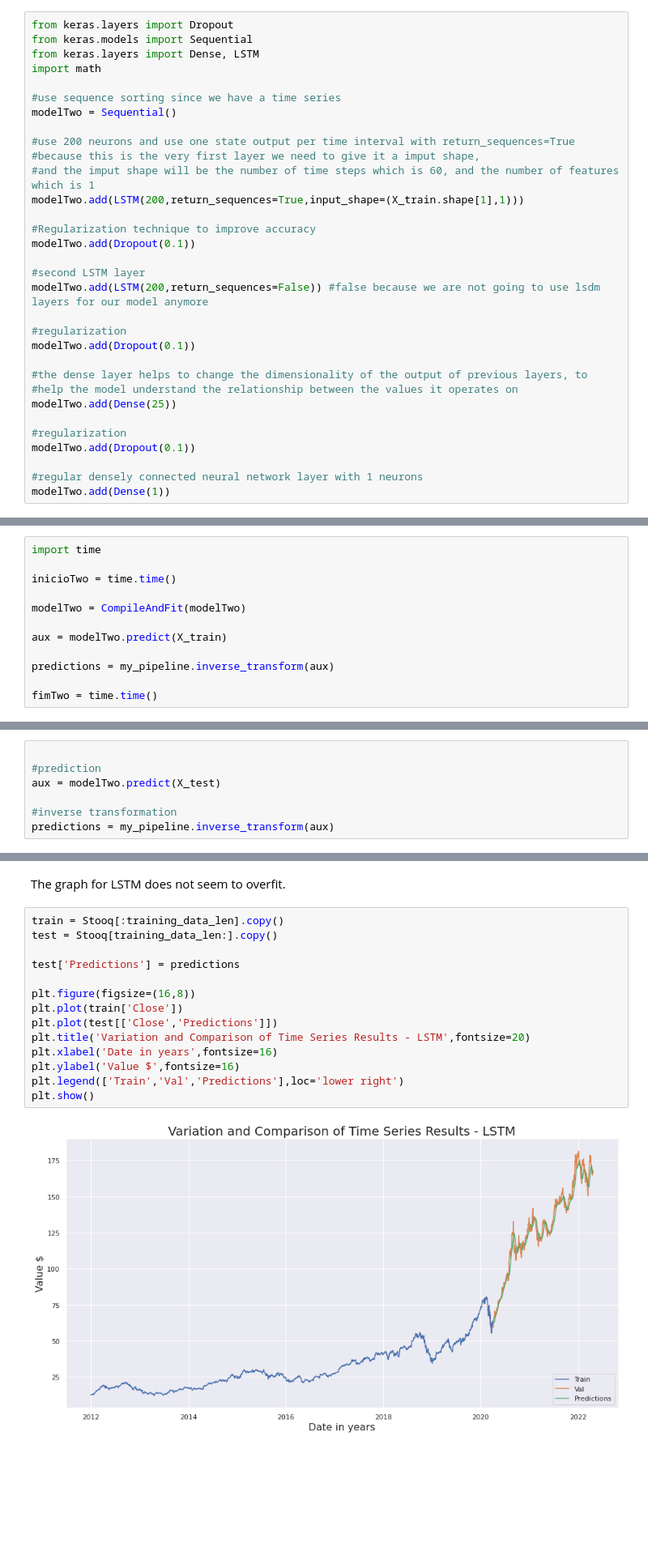
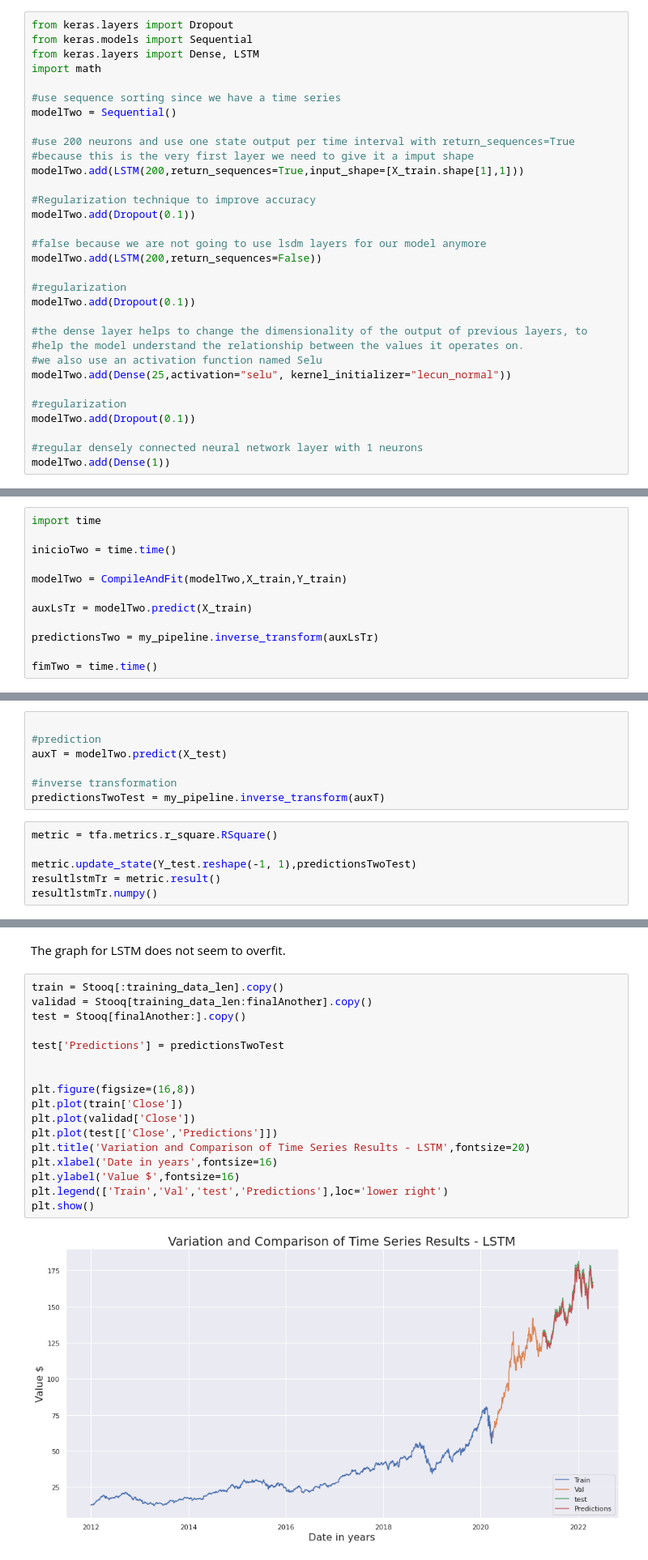
Before and after one commit to M-MSilva/Forecasting-and-analyzing-the-Financial-Market, a Jupyter notebook: jupyter notebook/Forecasting_and_analyzing_the_Financial_Market.ipynb, the cells around one changed output, grey strips where cells are left out. Shown at 81% size. Drawn from its saved outputs; the diff is of its cells as text; blank space fills up the shorter version.

```diff
--- a/jupyter notebook/Forecasting_and_analyzing_the_Financial_Market.ipynb
+++ b/jupyter notebook/Forecasting_and_analyzing_the_Financial_Market.ipynb
@@ -686,22 +757,22 @@ import math
 modelTwo = Sequential()
 
 #use 200 neurons and use one state output per time interval with return_sequences=True
-#because this is the very first layer we need to give it a imput shape,
-#and the imput shape will be the number of time steps which is 60, and the number of features which is 1
-modelTwo.add(LSTM(200,return_sequences=True,input_shape=(X_train.shape[1],1)))
+#because this is the very first layer we need to give it a imput shape
+modelTwo.add(LSTM(200,return_sequences=True,input_shape=[X_train.shape[1],1]))
 
 #Regularization technique to improve accuracy
 modelTwo.add(Dropout(0.1))
 
-#second LSTM layer
-modelTwo.add(LSTM(200,return_sequences=False)) #false because we are not going to use lsdm layers for our model anymore
+#false because we are not going to use lsdm layers for our model anymore
+modelTwo.add(LSTM(200,return_sequences=False))
 
 #regularization
 modelTwo.add(Dropout(0.1))
 
 #the dense layer helps to change the dimensionality of the output of previous layers, to
-#help the model understand the relationship between the values it operates on
-modelTwo.add(Dense(25))
+#help the model understand the relationship between the values it operates on.
+#we also use an activation function named Selu
+modelTwo.add(Dense(25,activation="selu", kernel_initializer="lecun_normal"))
 
 #regularization
 modelTwo.add(Dropout(0.1))
@@ -717,11 +788,11 @@ import time
 
 inicioTwo = time.time()
 
-modelTwo = CompileAndFit(modelTwo)
+modelTwo = CompileAndFit(modelTwo,X_train,Y_train)
 
-aux = modelTwo.predict(X_train)
+auxLsTr = modelTwo.predict(X_train)
 
-predictions = my_pipeline.inverse_transform(aux)
+predictionsTwo = my_pipeline.inverse_transform(auxLsTr)
 
 fimTwo = time.time()
 # %% [output]
@@ -761,7 +845,13 @@ We will now do a procedure similar to the previous one, only we do not collect t
 # %%
 
 #prediction
-aux = modelTwo.predict(X_test)
+auxT = modelTwo.predict(X_test)
 
 #inverse transformation
-predictions = my_pipeline.inverse_transform(aux)
+predictionsTwoTest = my_pipeline.inverse_transform(auxT)
+# %%
+metric = tfa.metrics.r_square.RSquare()
+
+metric.update_state(Y_test.reshape(-1, 1),predictionsTwoTest)
+resultlstmTr = metric.result()
+resultlstmTr.numpy()
@@ -880,20 +980,23 @@ plt.show()
 The graph for LSTM does not seem to overfit.
 # %%
 train = Stooq[:training_data_len].copy()
-test = Stooq[training_data_len:].copy()
+validad = Stooq[training_data_len:finalAnother].copy()
+test = Stooq[finalAnother:].copy()
 
-test['Predictions'] = predictions
+test['Predictions'] = predictionsTwoTest
+
 
 plt.figure(figsize=(16,8))
 plt.plot(train['Close'])
+plt.plot(validad['Close'])
 plt.plot(test[['Close','Predictions']])
 plt.title('Variation and Comparison of Time Series Results - LSTM',fontsize=20)
 plt.xlabel('Date in years',fontsize=16)
 plt.ylabel('Value $',fontsize=16)
-plt.legend(['Train','Val','Predictions'],loc='lower right')
+plt.legend(['Train','Val','test','Predictions'],loc='lower right')
 plt.show()
 # %% [output]
-[figure, old version]
+[figure, new version]
 # %% [markdown]
 To make some prediction we first collect the data:
 # %%
```
Also changed, not shown: parts of 73 cells of this notebook.
